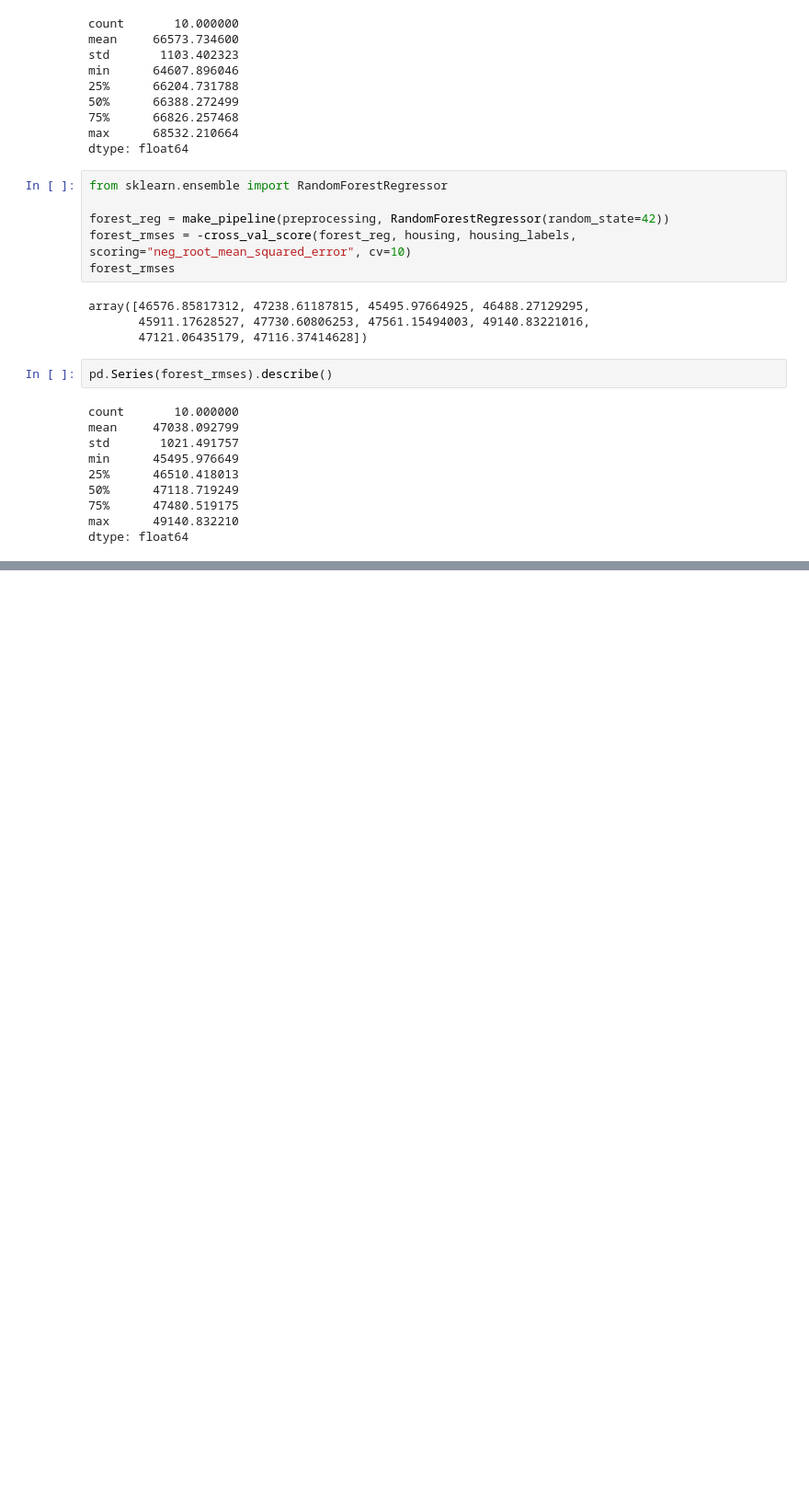
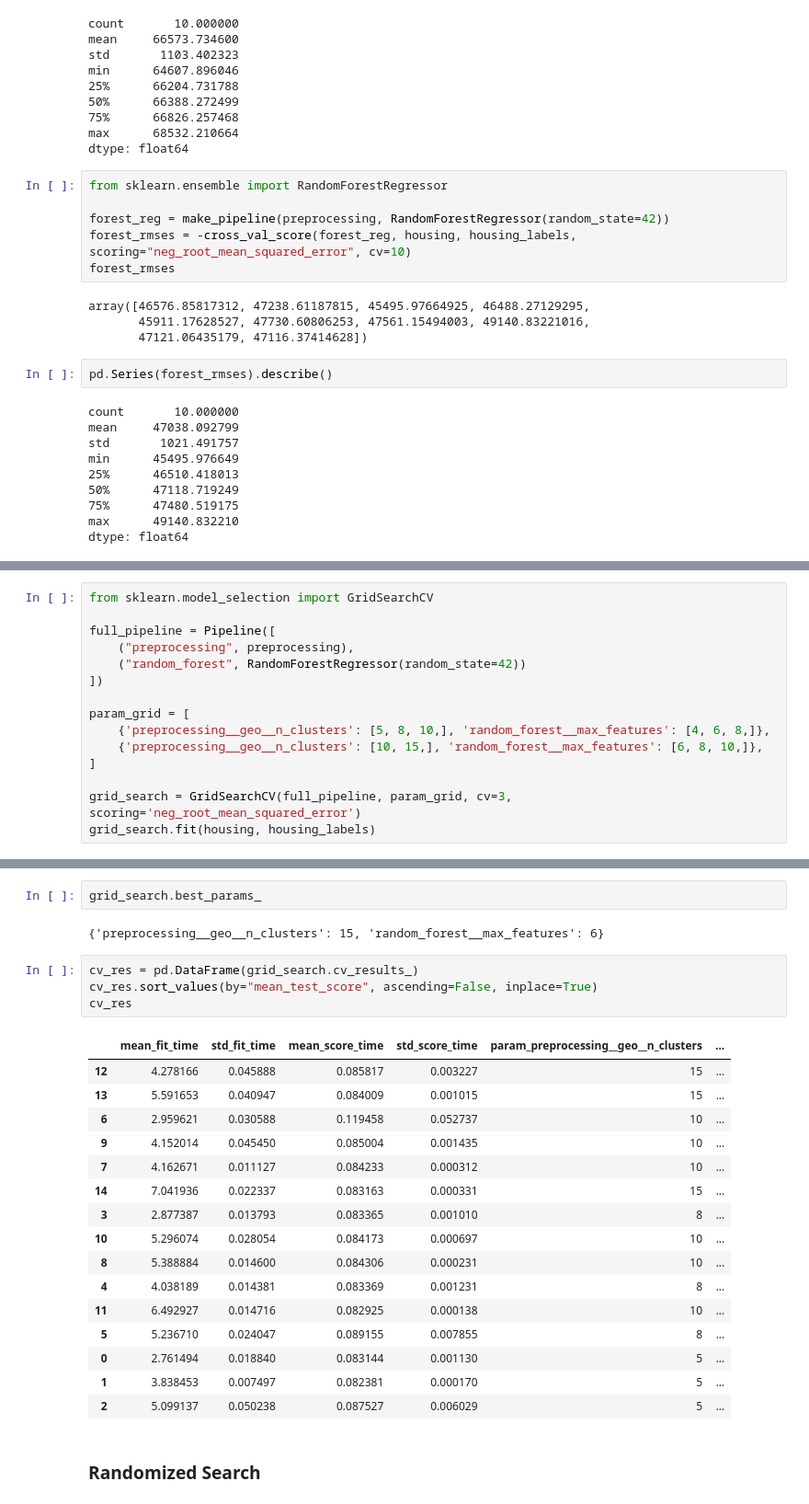
Before and after one commit to dfialho84/ml, a Jupyter notebook: notebooks/chapter2.ipynb, the cells around one changed output, grey strips where cells are left out. Shown at 92% size. Saved outputs shown, nothing was run; the diff lists cells and outputs as text; blank space fills up the shorter version.

```diff
--- a/notebooks/chapter2.ipynb
+++ b/notebooks/chapter2.ipynb
@@ -818,0 +823,15 @@ dtype: float64
+# %%
+from sklearn.model_selection import GridSearchCV
+
+full_pipeline = Pipeline([
+    ("preprocessing", preprocessing),
+    ("random_forest", RandomForestRegressor(random_state=42))
+])
+
+param_grid = [
+    {'preprocessing__geo__n_clusters': [5, 8, 10,], 'random_forest__max_features': [4, 6, 8,]},
+    {'preprocessing__geo__n_clusters': [10, 15,], 'random_forest__max_features': [6, 8, 10,]},
+]
+
+grid_search = GridSearchCV(full_pipeline, param_grid, cv=3, scoring='neg_root_mean_squared_error')
+grid_search.fit(housing, housing_labels)
@@ -818,0 +858,27 @@ dtype: float64
+# %%
+grid_search.best_params_
+# %% [output]
+{'preprocessing__geo__n_clusters': 15, 'random_forest__max_features': 6}
+# %%
+cv_res = pd.DataFrame(grid_search.cv_results_)
+cv_res.sort_values(by="mean_test_score", ascending=False, inplace=True)
+cv_res
+# %% [output]
+|  | mean_fit_time | std_fit_time | mean_score_time | std_score_time | param_preprocessing__geo__n_clusters | ... |
+| 12 | 4.278166 | 0.045888 | 0.085817 | 0.003227 | 15 | ... |
+| 13 | 5.591653 | 0.040947 | 0.084009 | 0.001015 | 15 | ... |
+| 6 | 2.959621 | 0.030588 | 0.119458 | 0.052737 | 10 | ... |
+| 9 | 4.152014 | 0.045450 | 0.085004 | 0.001435 | 10 | ... |
+| 7 | 4.162671 | 0.011127 | 0.084233 | 0.000312 | 10 | ... |
+| 14 | 7.041936 | 0.022337 | 0.083163 | 0.000331 | 15 | ... |
+| 3 | 2.877387 | 0.013793 | 0.083365 | 0.001010 | 8 | ... |
+| 10 | 5.296074 | 0.028054 | 0.084173 | 0.000697 | 10 | ... |
+| 8 | 5.388884 | 0.014600 | 0.084306 | 0.000231 | 10 | ... |
+| 4 | 4.038189 | 0.014381 | 0.083369 | 0.001231 | 8 | ... |
+| 11 | 6.492927 | 0.014716 | 0.082925 | 0.000138 | 10 | ... |
+| 5 | 5.236710 | 0.024047 | 0.089155 | 0.007855 | 8 | ... |
+| 0 | 2.761494 | 0.018840 | 0.083144 | 0.001130 | 5 | ... |
+| 1 | 3.838453 | 0.007497 | 0.082381 | 0.000170 | 5 | ... |
+| 2 | 5.099137 | 0.050238 | 0.087527 | 0.006029 | 5 | ... |
+# %% [markdown]
+### Randomized Search
```
Also changed, not shown: parts of 15 cells of this notebook, 1 other file.
